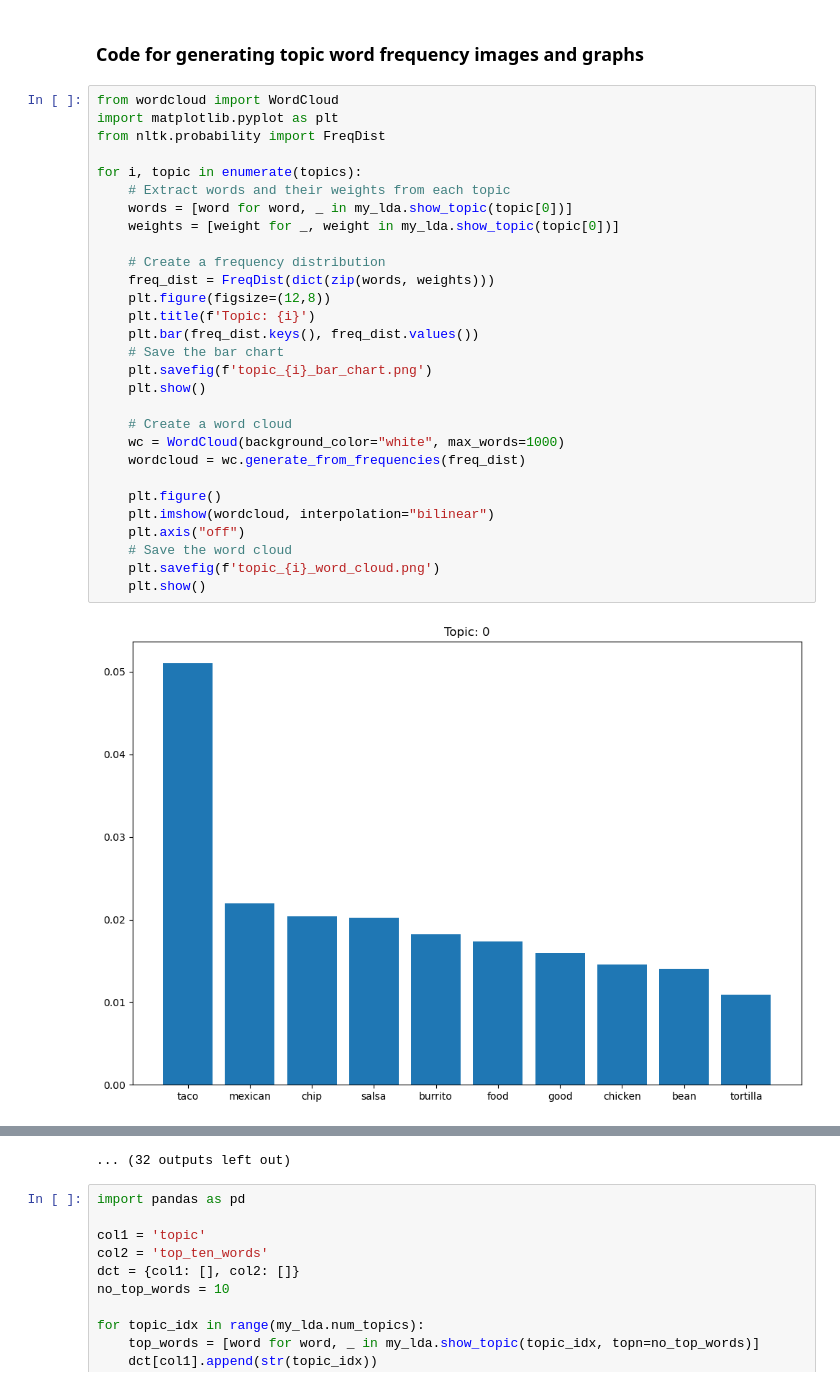
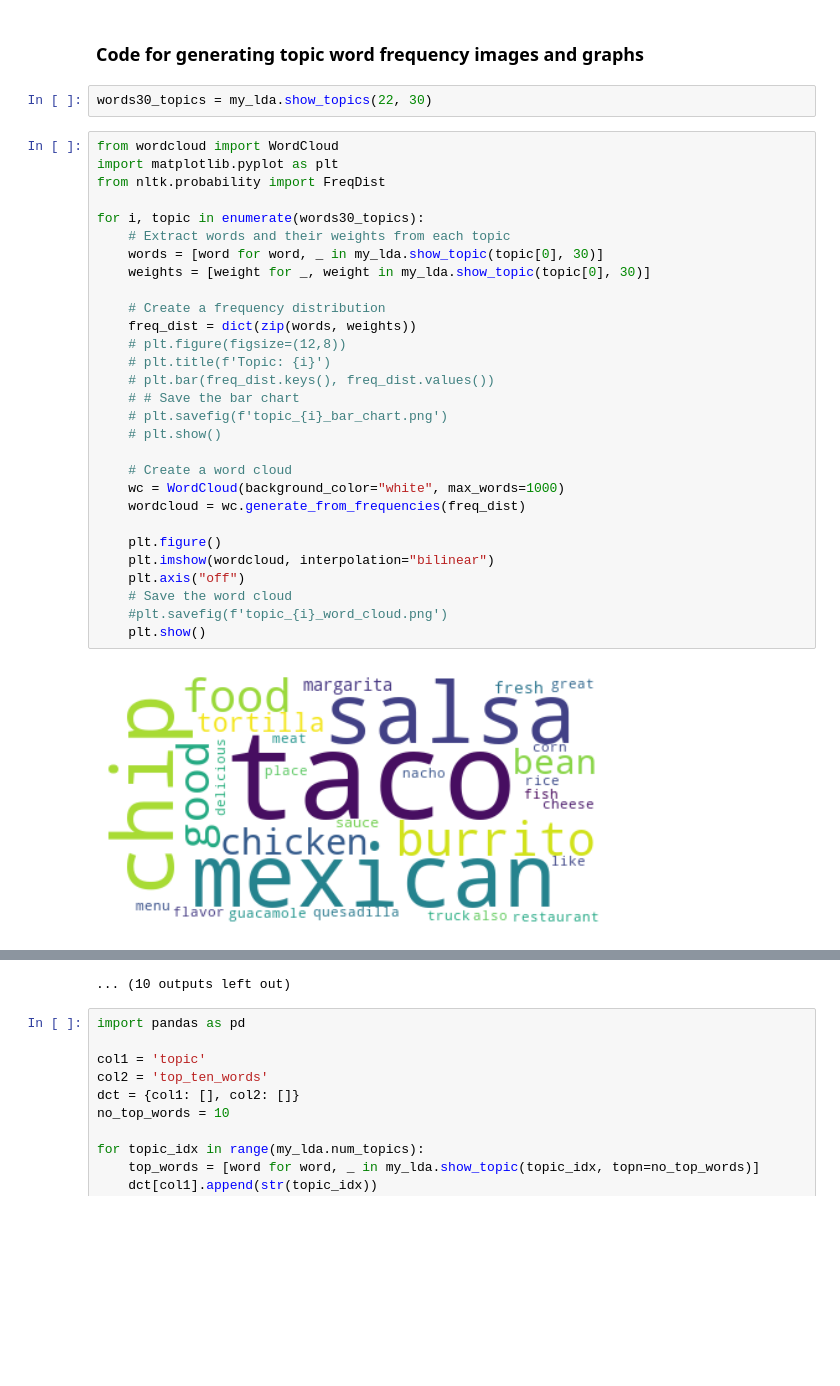
Before and after one commit to gadddy/Text-Mining-Learning-Applications, a Jupyter notebook: topic-modelling/yelp_lda.ipynb, the cells around one changed output, grey strips where cells are left out. Drawn from its saved outputs; the diff is of its cells as text; blank space fills up the shorter version.

Commit message:
topic modelling additions and lda update

```diff
--- a/topic-modelling/yelp_lda.ipynb
+++ b/topic-modelling/yelp_lda.ipynb
@@ -155,34 +155,36 @@ Coherence Score: 0.4535928752539818
 Perplexity Score: -8.959787681403856
 # %% [markdown]
 ### Code for generating topic word frequency images and graphs
+# %%
+words30_topics = my_lda.show_topics(22, 30)
 # %%
 from wordcloud import WordCloud
 import matplotlib.pyplot as plt
 from nltk.probability import FreqDist
 
-for i, topic in enumerate(topics):
+for i, topic in enumerate(words30_topics):
     # Extract words and their weights from each topic
-    words = [word for word, _ in my_lda.show_topic(topic[0])]
-    weights = [weight for _, weight in my_lda.show_topic(topic[0])]
+    words = [word for word, _ in my_lda.show_topic(topic[0], 30)]
+    weights = [weight for _, weight in my_lda.show_topic(topic[0], 30)]
 
     # Create a frequency distribution
-    freq_dist = FreqDist(dict(zip(words, weights)))
-    plt.figure(figsize=(12,8))
-    plt.title(f'Topic: {i}')
-    plt.bar(freq_dist.keys(), freq_dist.values())
-    # Save the bar chart
-    plt.savefig(f'topic_{i}_bar_chart.png')
-    plt.show()
+    freq_dist = dict(zip(words, weights))
+    # plt.figure(figsize=(12,8))
+    # plt.title(f'Topic: {i}')
+    # plt.bar(freq_dist.keys(), freq_dist.values())
+    # # Save the bar chart
+    # plt.savefig(f'topic_{i}_bar_chart.png')
+    # plt.show()
 
     # Create a word cloud
     wc = WordCloud(background_color="white", max_words=1000)
     wordcloud = wc.generate_from_frequencies(freq_dist)
 
     plt.figure()
     plt.imshow(wordcloud, interpolation="bilinear")
     plt.axis("off")
     # Save the word cloud
-    plt.savefig(f'topic_{i}_word_cloud.png')
+    #plt.savefig(f'topic_{i}_word_cloud.png')
     plt.show()
 # %% [output]
-[figure, old version]
+[figure, new version]
@@ -200,4 +202,4 @@ for i, topic in enumerate(topics):
-... (32 outputs left out)
+... (10 outputs left out)
 # %%
 import pandas as pd
 
```
Also changed, not shown: parts of 1 cell of this notebook, 3 other files.
